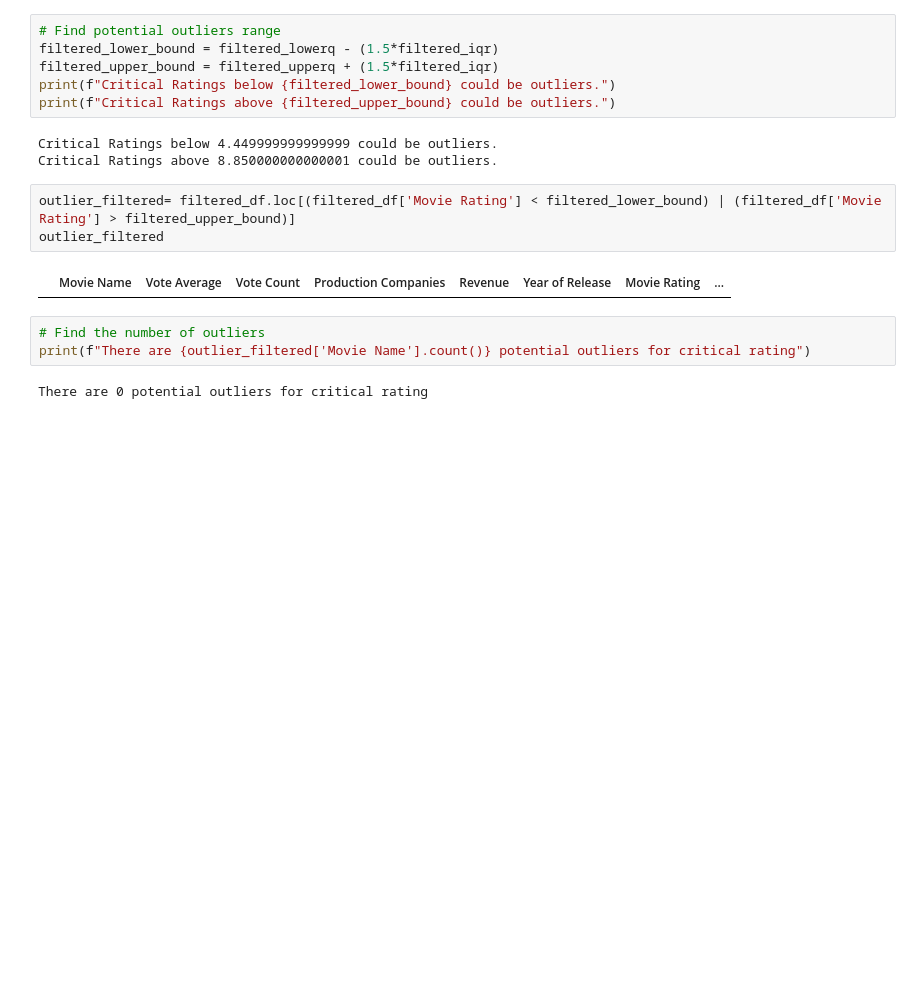
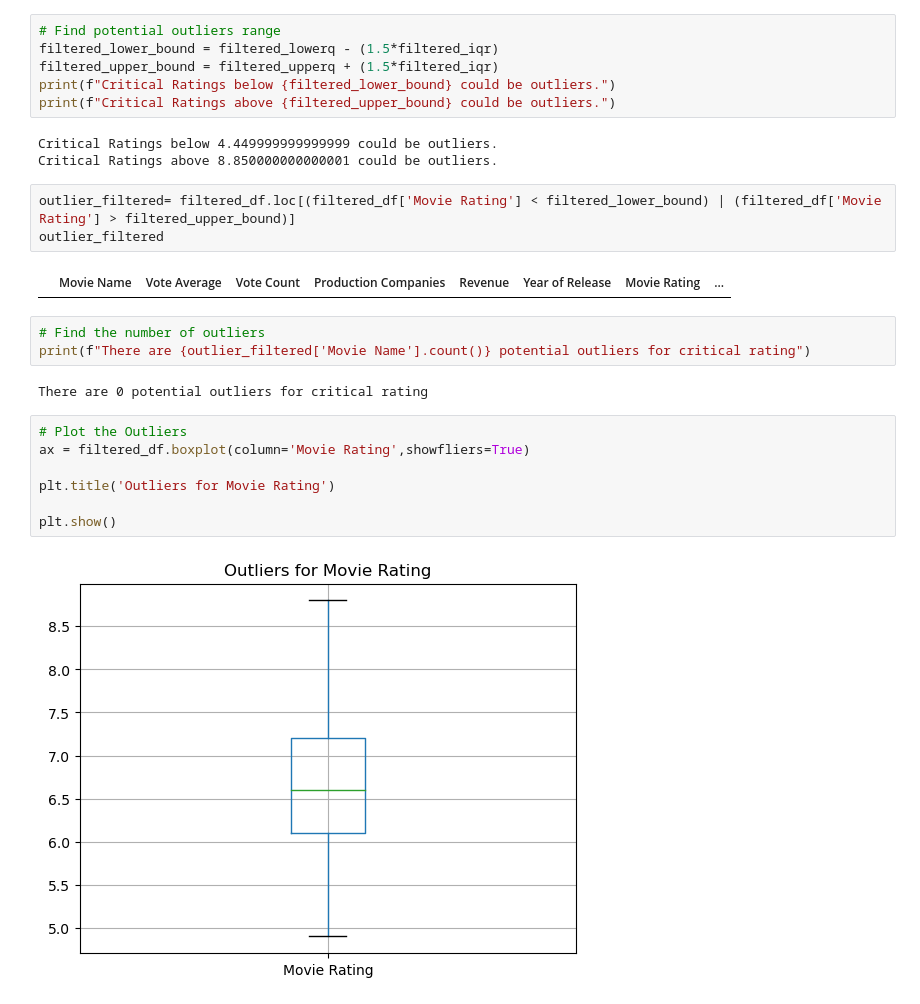
Before and after one commit to rackhamsauer/Project-1, a Jupyter notebook: Juliet's Contributions.ipynb, the cells around one changed output. Drawn from its saved outputs; the diff is of its cells as text; blank space fills up the shorter version.

```diff
--- a/Juliet's Contributions.ipynb
+++ b/Juliet's Contributions.ipynb
@@ -234,3 +254,12 @@ outlier_filtered
 print(f"There are {outlier_filtered['Movie Name'].count()} potential outliers for critical rating")
 # %% [output]
 There are 0 potential outliers for critical rating
+# %%
+# Plot the Outliers
+ax = filtered_df.boxplot(column='Movie Rating',showfliers=True)
+
+plt.title('Outliers for Movie Rating')
+
+plt.show()
+# %% [output]
+[figure, added]
```
Also changed, not shown: parts of 3 cells of this notebook.
